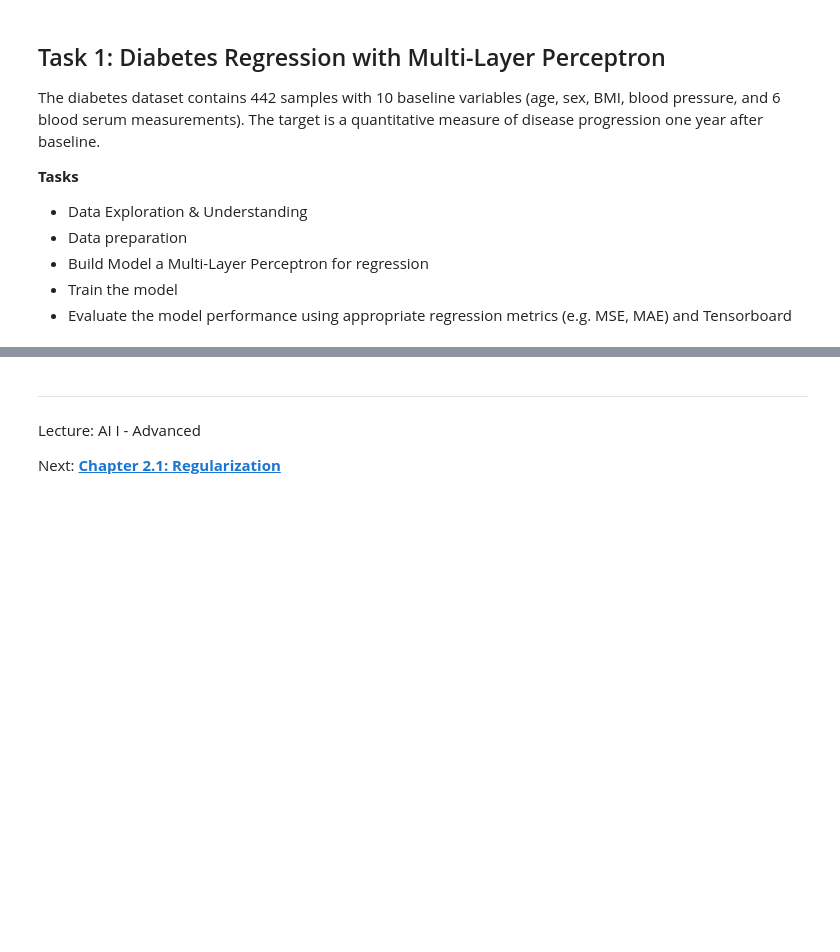
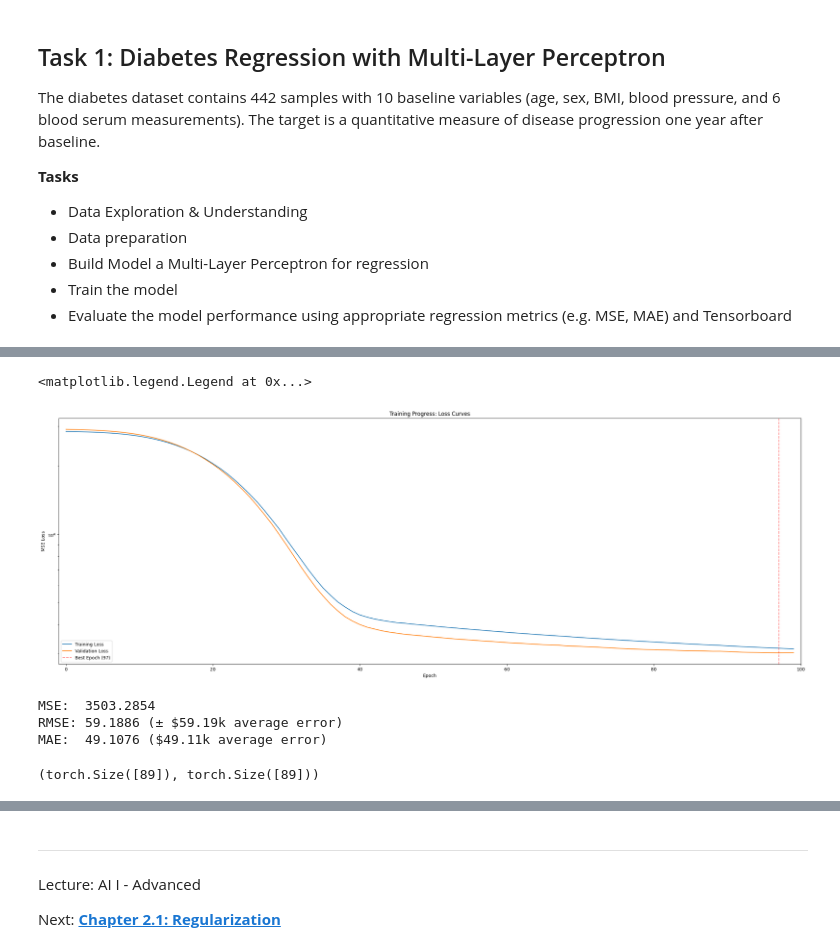
Before and after one commit to iLuckyW/lecture-ai-advanced, a Jupyter notebook: chapter/01_basics/exercise/02_mlp.ipynb, the cells around one changed output, grey strips where cells are left out. Drawn from its saved outputs; the diff is of its cells as text; code cells hidden in the pictures; blank space fills up the shorter version.

```diff
--- a/chapter/01_basics/exercise/02_mlp.ipynb
+++ b/chapter/01_basics/exercise/02_mlp.ipynb
@@ -26,7 +26,14 @@ The diabetes dataset contains 442 samples with 10 baseline variables (age, sex,
 # %%
 # prerequisites (don't edit this block)
 from sklearn.datasets import load_diabetes
+import torch
 
 diabetes = load_diabetes()
 x = diabetes.data
 y = diabetes.target
+
+n = 442
+x = torch.tensor(x, dtype=torch.float32)
+y = torch.tensor(y, dtype=torch.float32).view(-1,1)
+
+x = (x - x.mean(dim=0, keepdim=True) / (x.std(dim=0, keepdim=True) + 1e-7))
@@ -92,0 +99,13 @@ print(f"Trainable parameters: {trainable_params:,}")
+# %%
+model = RegressionMLP(input_dim=10)
+
+# Log the model architecture to TensorBoard
+writer.add_graph(model, x[train_ids][:batch_size])
+
+total_params = sum(p.numel() for p in model.parameters())
+trainable_params = sum(p.numel() for p in model.parameters() if p.requires_grad)
+
+print("Model Architecture:")
+print(model)
+print(f"\nTotal parameters: {total_params:,}")
+print(f"Trainable parameters: {trainable_params:,}")
@@ -92,0 +245,33 @@ print(f"Trainable parameters: {trainable_params:,}")
+# %%
+import matplotlib.pyplot as plt
+
+fig, ax = plt.subplots(figsize=(30, 10))
+ax.plot(train_losses, label='Training Loss')
+ax.plot(val_losses, label='Validation Loss')
+ax.set(xlabel='Epoch', ylabel='MSE Loss', title='Training Progress: Loss Curves', yscale='log', xlim=(-1, len(train_losses)))
+
+# Mark best epoch
+best_epoch = np.argmin(val_losses)
+ax.axvline(x=best_epoch, color='red', linestyle='--', alpha=0.5, label=f'Best Epoch ({best_epoch})')
+
+ax.legend()
+# %% [output]
+<matplotlib.legend.Legend at 0x...>
+[figure, added]
+# %%
+model.load_state_dict(torch.load('./data/02_mlp/model.pth'))
+
+train_metrics = compute_metrics(model, train_loader)
+val_metrics = compute_metrics(model, val_loader)
+test_metrics = compute_metrics(model, test_loader)  # Compute test metrics
+print(f"MSE:  {test_metrics['mse']:.4f}")
+print(f"RMSE: {test_metrics['rmse']:.4f} (± ${test_metrics['rmse']:.2f}k average error)")
+print(f"MAE:  {test_metrics['mae']:.4f} (${test_metrics['mae']:.2f}k average error)")
+# %% [output]
+MSE:  3503.2854
+RMSE: 59.1886 (± $59.19k average error)
+MAE:  49.1076 ($49.11k average error)
+# %%
+y[test_ids].flatten().shape, model(x[test_ids]).flatten().shape
+# %% [output]
+(torch.Size([89]), torch.Size([89]))
```
Also changed, not shown: parts of 6 cells of this notebook, 7 other files.
